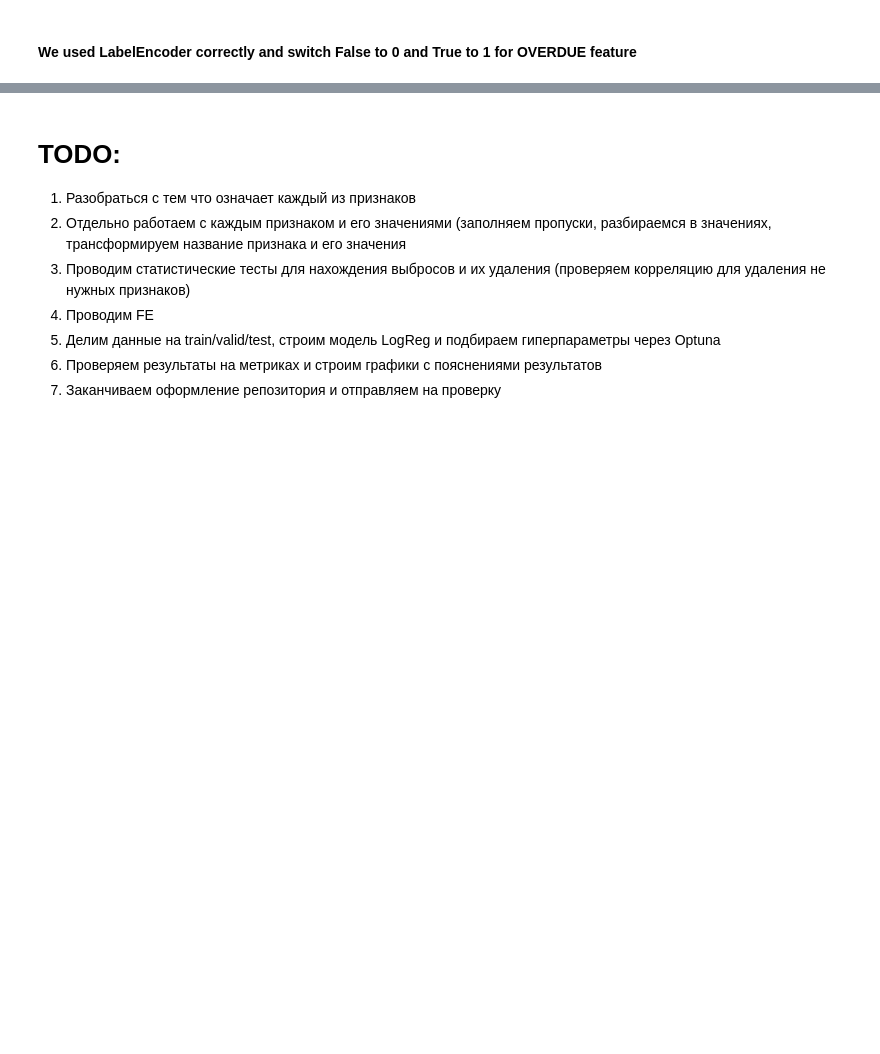
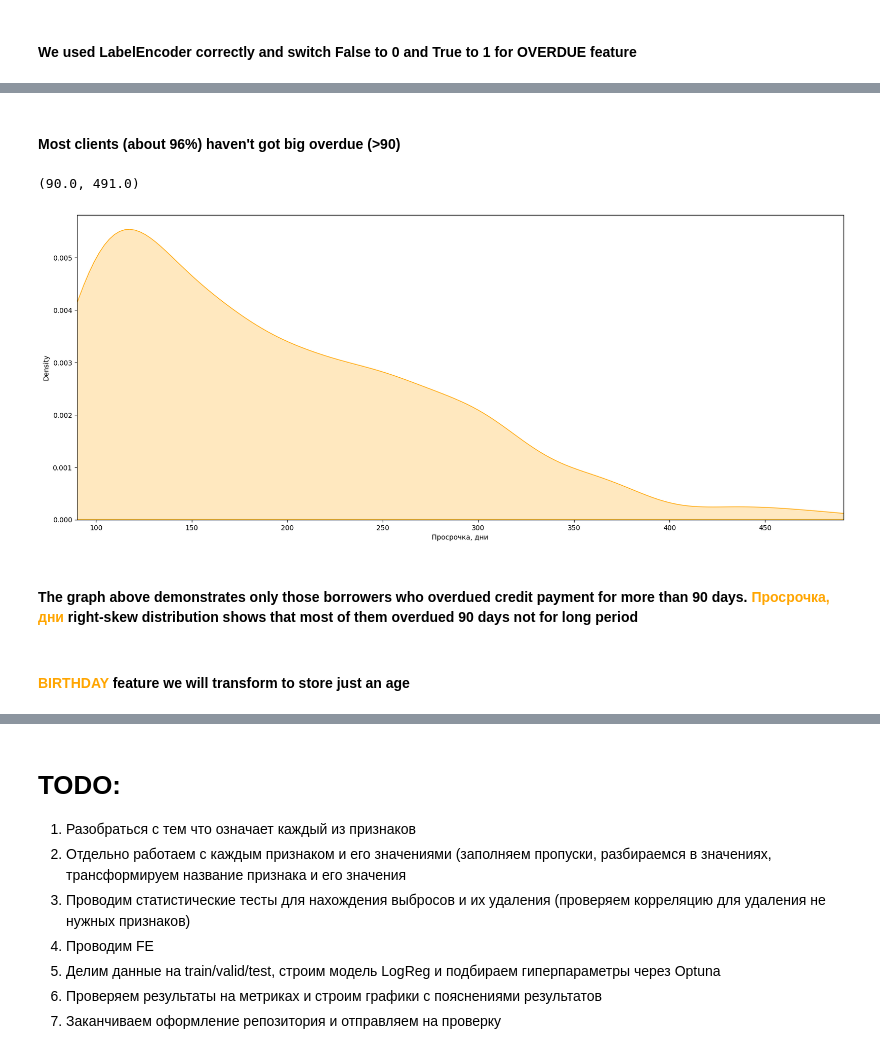
Before and after one commit to Ultraluxe25/BNB-Data-Scientist, a Jupyter notebook: kapturov_bnb.ipynb, the cells around one changed output, grey strips where cells are left out. Cells and saved outputs as stored; diff of their text form; code cells hidden in the pictures; blank space fills up the shorter version.

```diff
--- a/kapturov_bnb.ipynb
+++ b/kapturov_bnb.ipynb
@@ -145,0 +189,13 @@ data.loc[920:922]
+# %% [markdown]
+#### Most clients (about 96%) haven't got big overdue (>90)
+# %%
+plt.figure(figsize=(20, 8))
+sns.kdeplot(data=data.loc[data['Просрочка, дни'] > 90], x='Просрочка, дни', color='orange', fill=True);
+plt.xlim((90, data['Просрочка, дни'].max()))
+# %% [output]
+(90.0, 491.0)
+[figure, added]
+# %% [markdown]
+#### The graph above demonstrates only those borrowers who overdued credit payment for more than 90 days. <span style="color: orange">Просрочка, дни</span> right-skew distribution shows that most of them overdued 90 days not for long period
+# %% [markdown]
+#### <span style="color: orange">BIRTHDAY</span> feature we will transform to store just an age
```
Also changed, not shown: parts of 14 cells of this notebook.
